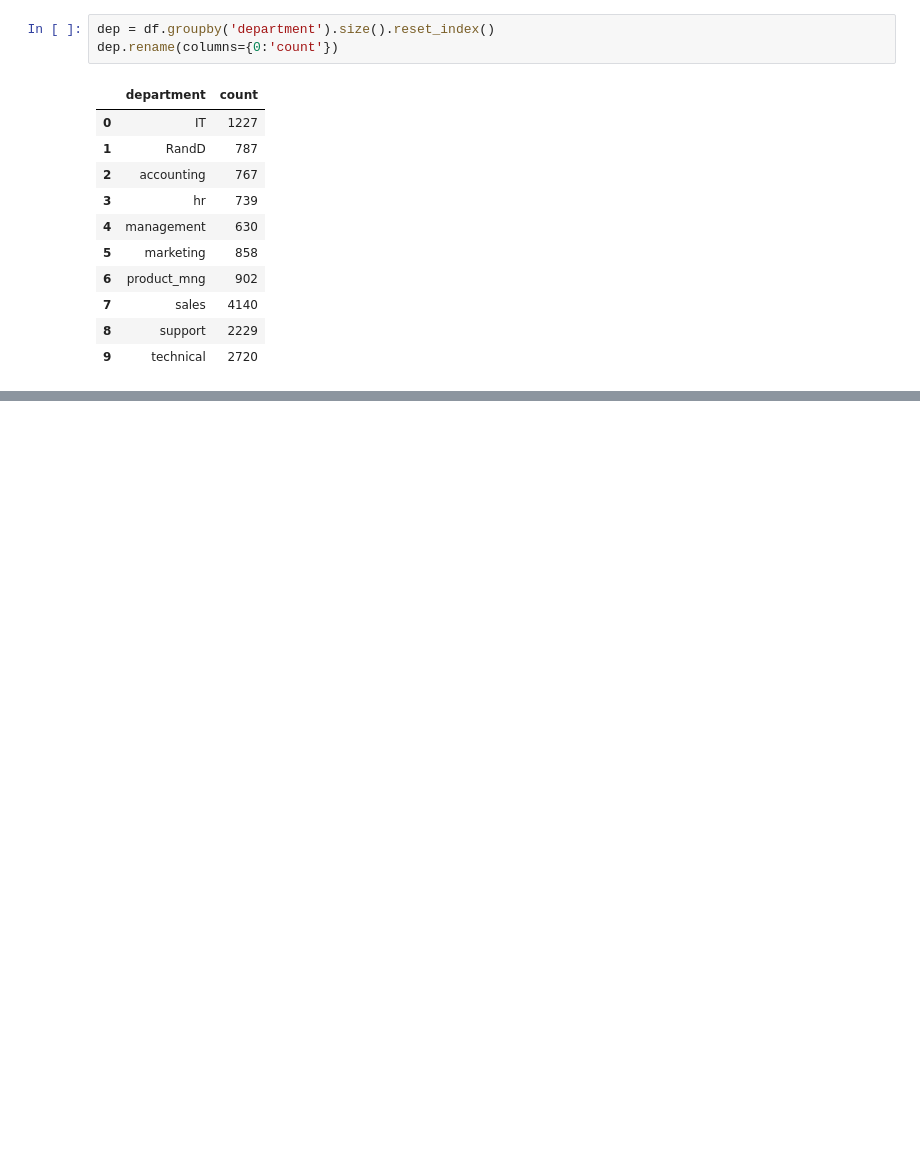
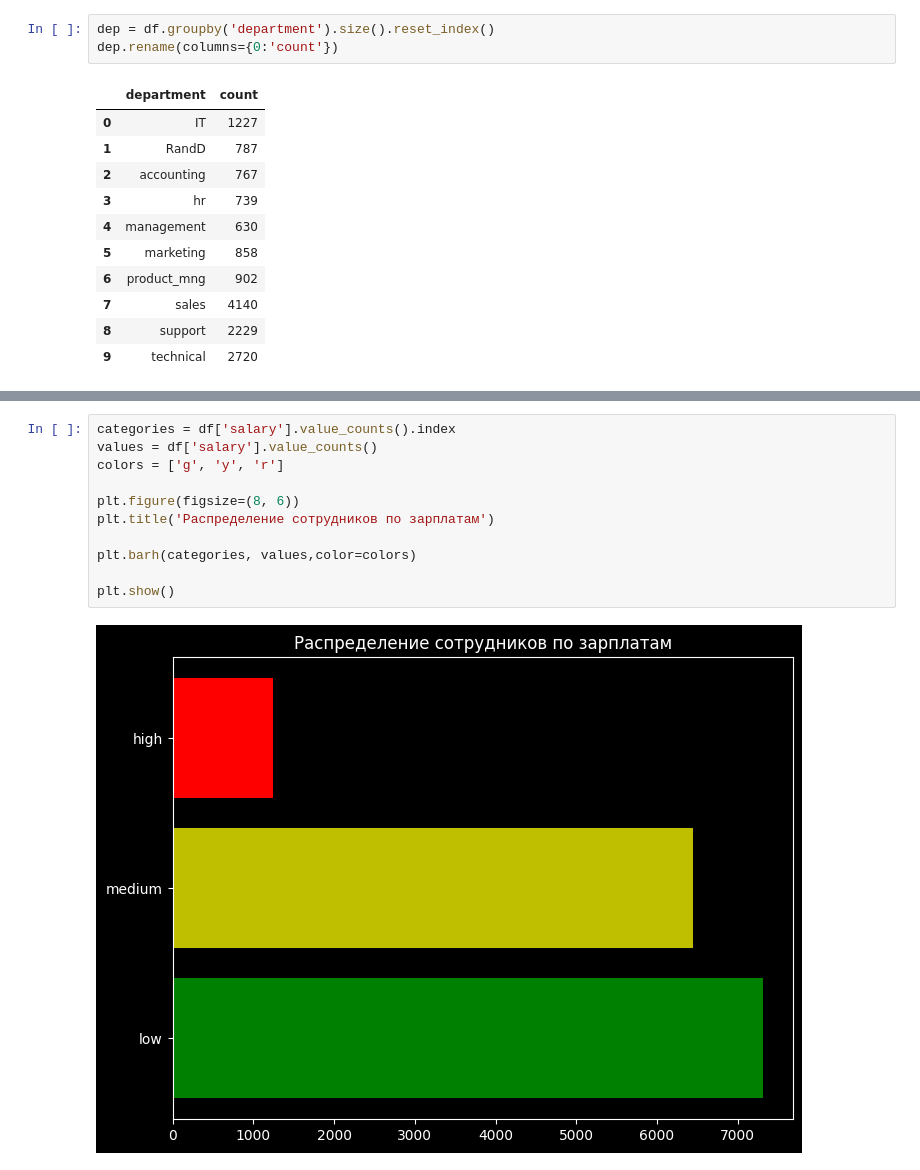
Before and after one commit to alex-punchenko/PyDa_Diplom_work, a Jupyter notebook: PyDa_Diplom.ipynb, the cells around one changed output, grey strips where cells are left out. Saved outputs shown, nothing was run; the diff lists cells and outputs as text; blank space fills up the shorter version.

```diff
--- a/PyDa_Diplom.ipynb
+++ b/PyDa_Diplom.ipynb
@@ -114,0 +121,13 @@ dep.rename(columns={0:'count'})
+# %%
+categories = df['salary'].value_counts().index
+values = df['salary'].value_counts()
+colors = ['g', 'y', 'r']
+
+plt.figure(figsize=(8, 6))
+plt.title('Распределение сотрудников по зарплатам')
+
+plt.barh(categories, values,color=colors)
+
+plt.show()
+# %% [output]
+[figure, added]
```
Also changed, not shown: parts of 42 cells of this notebook.
